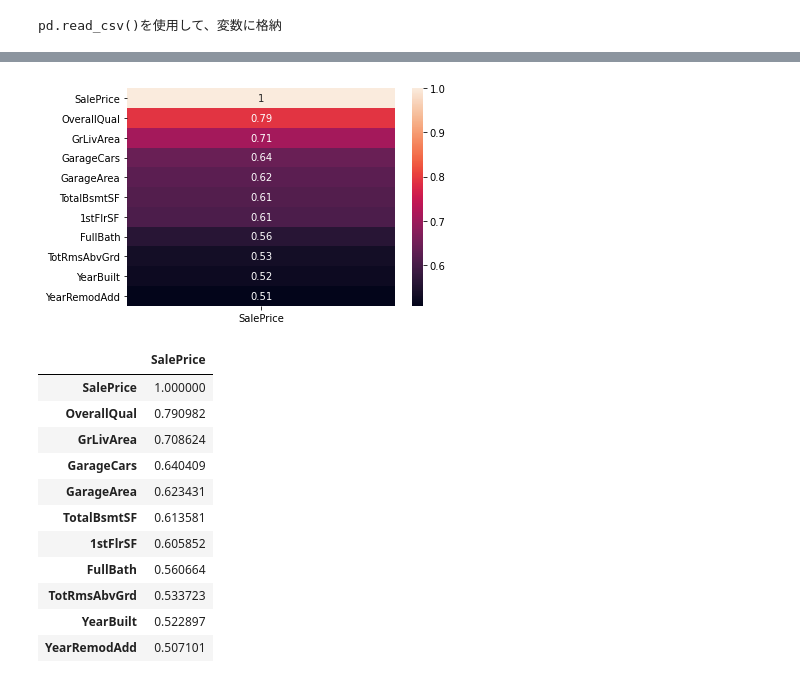
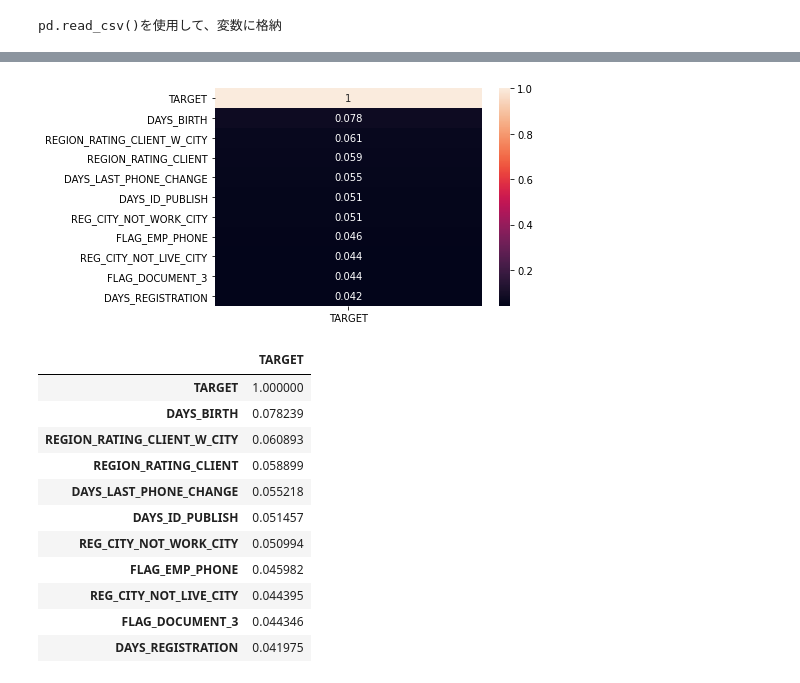
Before and after one commit to shun1829/diveintocode-ml, a Jupyter notebook: 信用情報の学習.ipynb, the cells around one changed output, grey strips where cells are left out. Cells and saved outputs as stored; diff of their text form; code cells hidden in the pictures.

```diff
--- a/信用情報の学習.ipynb
+++ b/信用情報の学習.ipynb
@@ -18,10 +18,14 @@ import pandas as pd
 print("")
 print("pd.read_csv()を使用して、変数に格納")
 print("")
-train = pd.read_csv('train.csv')
+application_train = pd.read_csv('application_train.csv')
+
+
+application_test = pd.read_csv('application_test.csv')
 # %% [output]
 pd.read_csv()を使用して、変数に格納
 # %%
-#データフレームの列（columns　axis＝1のこと）を隠さず全て表示 pd.set_option("display.max_columns", None)
-train
+#データフレームの列（columns　axis＝1のこと）を隠さず全て表示
+pd.set_option("display.max_columns", None)
+application_train
 # %% [output]
@@ -41,22 +85,22 @@ train
 # %%
 import seaborn as sns, numpy as np
 import matplotlib.pyplot as plt
 
-train_corr_ten = train.corr()[['SalePrice']].sort_values(by='SalePrice', ascending=False).head(11)
-sns.heatmap(train_corr_ten, annot=True)
+application_train_corr_ten = application_train.corr()[['TARGET']].sort_values(by='TARGET', ascending=False).head(11)
+sns.heatmap(application_train_corr_ten, annot=True)
 plt.show()
-train_corr_ten
+application_train_corr_ten
 # %% [output]
-[figure, old version]
+[figure, new version]
-|  | SalePrice |
-| SalePrice | 1.000000 |
-| OverallQual | 0.790982 |
-| GrLivArea | 0.708624 |
-| GarageCars | 0.640409 |
-| GarageArea | 0.623431 |
-| TotalBsmtSF | 0.613581 |
-| 1stFlrSF | 0.605852 |
-| FullBath | 0.560664 |
-| TotRmsAbvGrd | 0.533723 |
-| YearBuilt | 0.522897 |
-| YearRemodAdd | 0.507101 |
+|  | TARGET |
+| TARGET | 1.000000 |
+| DAYS_BIRTH | 0.078239 |
+| REGION_RATING_CLIENT_W_CITY | 0.060893 |
+| REGION_RATING_CLIENT | 0.058899 |
+| DAYS_LAST_PHONE_CHANGE | 0.055218 |
+| DAYS_ID_PUBLISH | 0.051457 |
+| REG_CITY_NOT_WORK_CITY | 0.050994 |
+| FLAG_EMP_PHONE | 0.045982 |
+| REG_CITY_NOT_LIVE_CITY | 0.044395 |
+| FLAG_DOCUMENT_3 | 0.044346 |
+| DAYS_REGISTRATION | 0.041975 |
```
Also changed, not shown: parts of 55 cells of this notebook, 36 other files.
